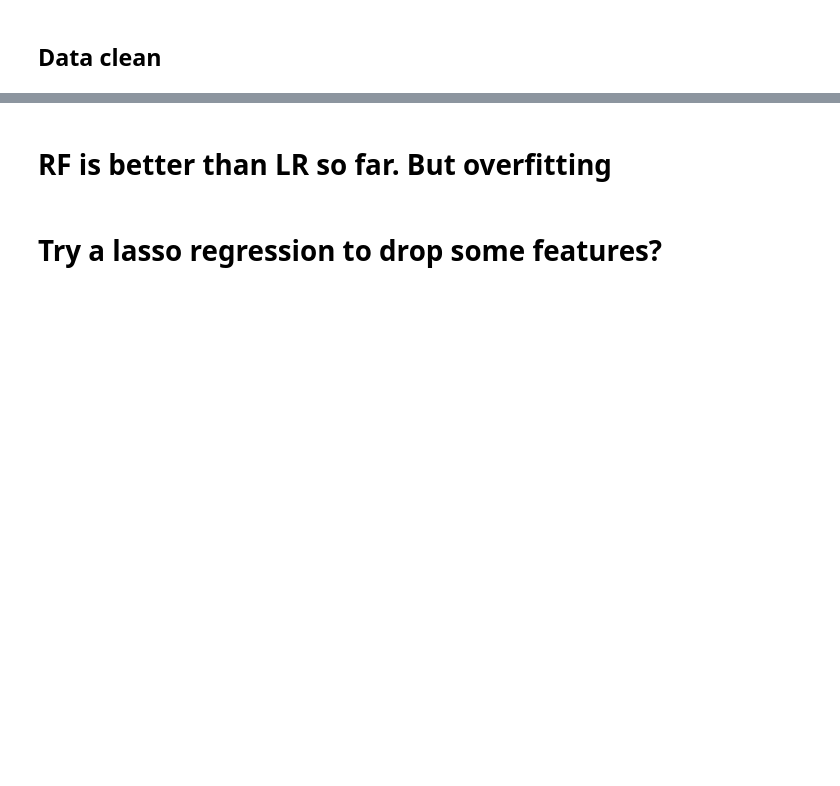
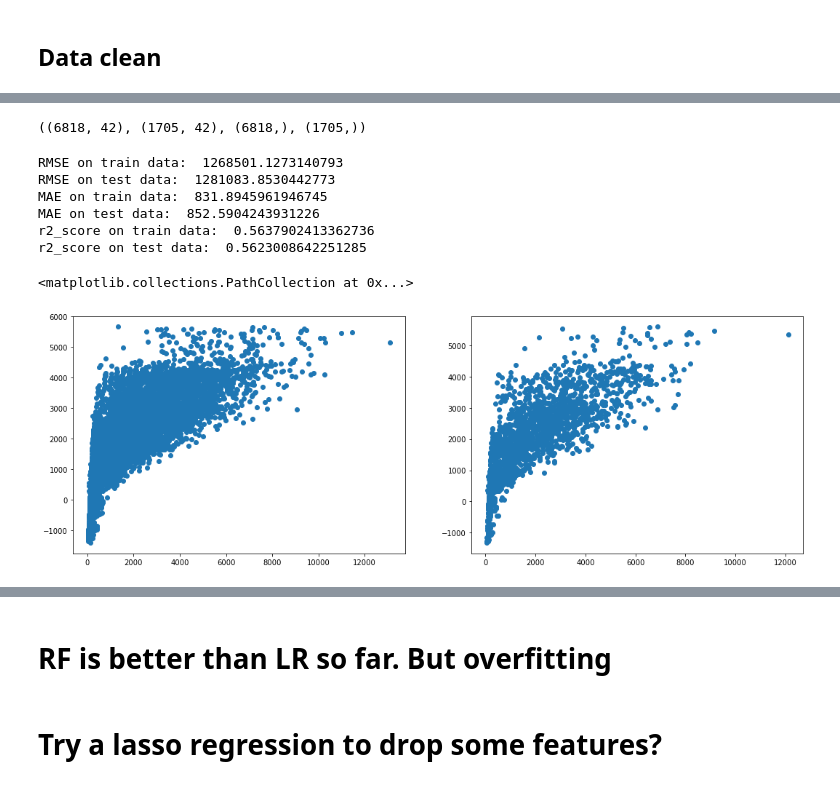
Before and after one commit to frank0434/TechnicalExec, a Jupyter notebook: model.ipynb, the cells around one changed output, grey strips where cells are left out. Cells and saved outputs as stored; diff of their text form; code cells hidden in the pictures; blank space fills up the shorter version.

```diff
--- a/model.ipynb
+++ b/model.ipynb
@@ -48,12 +67,7 @@ data.Outlet_Size.mode()
 data.loc[data['Outlet_Type'].eq('Supermarket Type1') & data['Outlet_Size'].isna(), 'Outlet_Size'] = 'Medium'
 data.loc[:, ['Outlet_Type', 'Outlet_Size']].drop_duplicates()
 data.loc[:, ['Item_Type']].drop_duplicates()
-data.loc[data['Item_Type'].isin(['Household', 'Health and Hygiene']), 'Item_Type'] = 'Noneedible'
+data.Outlet_Location_Type = data.Outlet_Location_Type.astype('str')
-# %%
-# change supermarket type 2 to 1
-data.loc[data['Outlet_Type'].eq('Supermarket Type2'), 'Outlet_Type'] = 'Supermarket Type1'
-data.Outlet_Location_Type = data.Outlet_Location_Type.astype('str')
-data.to_csv("Data/cleaned.csv", index=False)
 # %%
 # create an object of the OneHotEncoder
 Encoder = ce.OneHotEncoder(cols=['Item_Fat_Content',
@@ -70,12 +102,11 @@ data.describe()
-# %%
-# create the StandardScaler
-scaler = StandardScaler()
-# fit the Item_MRP and Weight
-scaler.fit(np.array(data.Item_MRP).reshape(-1,1))
-scaler.fit(np.array(data.Item_Weight).reshape(-1,1))
-# update the data
-data.Item_MRP = scaler.transform(np.array(data.Item_MRP).reshape(-1,1))
-data.Item_Weight = scaler.transform(np.array(data.Item_Weight).reshape(-1,1))
+# %%
+# create the StandardScaler
+scaler = StandardScaler()
+# fit the Item_MRP and Weight
+num_cols = ['Item_Weight','Item_Visibility','Item_MRP']
+
+# fit the Item_MRP and Weight
+data[num_cols] = scaler.fit_transform(data[num_cols])
 # %%
 # separate the predictors and target variable
 train_X = data.drop(columns=['Item_Identifier','Item_Outlet_Sales'])
@@ -86,20 +117,38 @@ train_x, test_x, train_y, test_y = train_test_split(train_X, train_Y,test_size=0
 
 # shape of train and test splits
 train_x.shape, test_x.shape, train_y.shape, test_y.shape
+# %% [output]
+((6818, 42), (1705, 42), (6818,), (1705,))
 # %%
 # create an object of the LinearRegression Model
-model_LR = LinearRegression()
+model_LR = LinearRegression(fit_intercept=False)
 
 # fit the model with the training data
 model_LR.fit(train_x, train_y)
 
 # predict the target on train and test data
 predict_train = model_LR.predict(train_x)
 predict_test  = model_LR.predict(test_x)
 
 print('RMSE on train data: ', mean_squared_error(train_y, predict_train))
 print('RMSE on test data: ',  mean_squared_error(test_y, predict_test))
 print('MAE on train data: ', mean_absolute_error(train_y, predict_train))
 print('MAE on test data: ',  mean_absolute_error(test_y, predict_test))
 print('r2_score on train data: ', r2_score(train_y, predict_train))
 print('r2_score on test data: ',  r2_score(test_y, predict_test))
+plt.figure(figsize=(18,6))
+plt.subplot(1, 2, 1)
+plt.scatter(train_y,predict_train)
+# plt.title( 'Link function ' + str(i) + '(Train data)')
+plt.subplot(1, 2, 2)
+plt.scatter(test_y,predict_test)
+# plt.title( 'Link function ' + str(i) + '(Test data)')
+# %% [output]
+RMSE on train data:  1268501.1273140793
+RMSE on test data:  1281083.8530442773
+MAE on train data:  831.8945961946745
+MAE on test data:  852.5904243931226
+r2_score on train data:  0.5637902413362736
+r2_score on test data:  0.5623008642251285
+<matplotlib.collections.PathCollection at 0x...>
+[figure, added]
```
Also changed, not shown: parts of 15 cells of this notebook.
